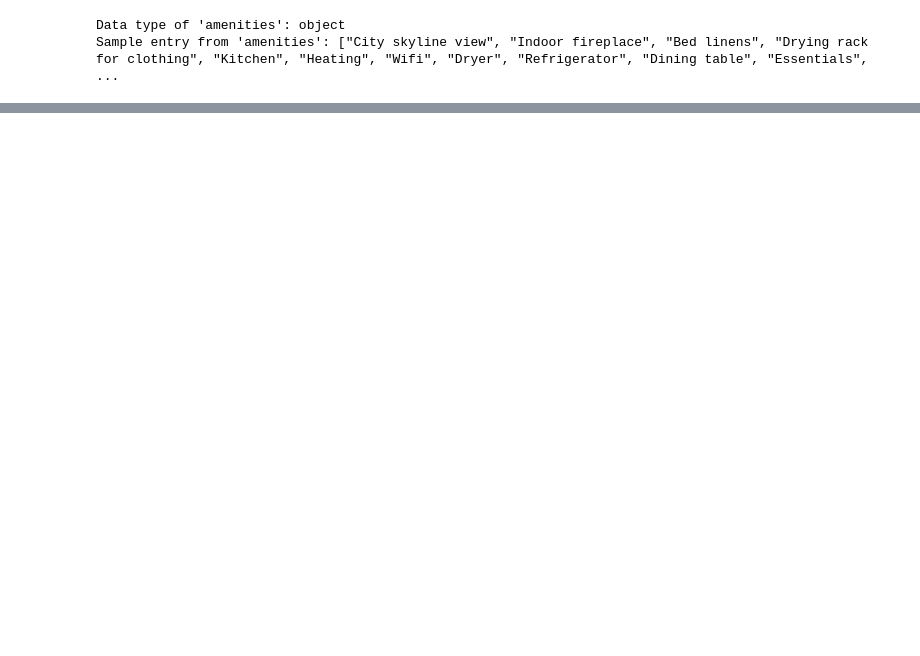
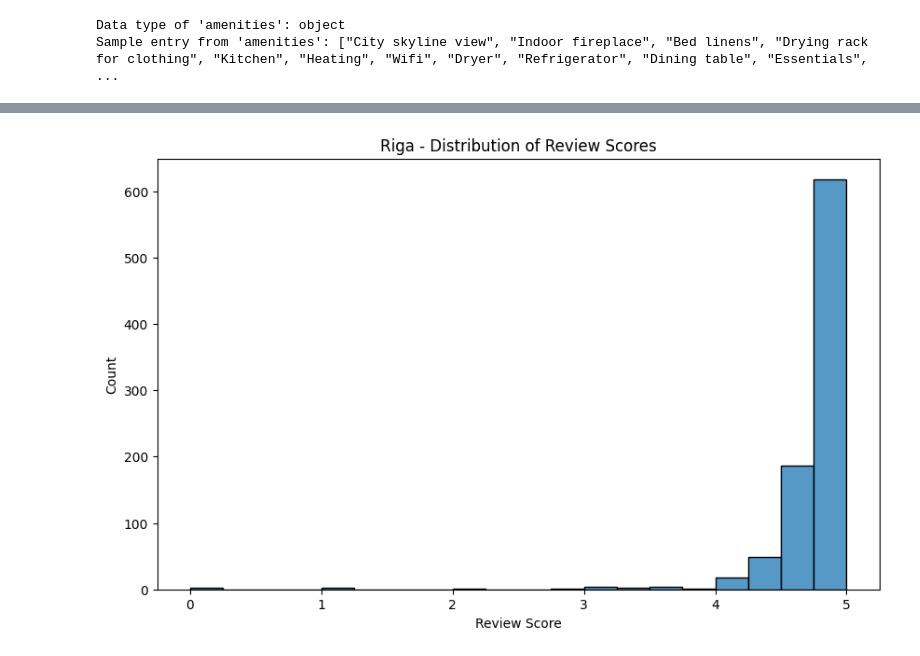
Before and after one commit to CarstenHennig/techlabshh_group13, a Jupyter notebook: Riga_full_InsideAirbnb.ipynb, the cells around one changed output, grey strips where cells are left out. Drawn from its saved outputs; the diff is of its cells as text; code cells hidden in the pictures; blank space fills up the shorter version.

```diff
--- a/Riga_full_InsideAirbnb.ipynb
+++ b/Riga_full_InsideAirbnb.ipynb
@@ -453,0 +457,8 @@ m.save('map.html')
+# %%
+# Adjust longitude and latitude in valid format
+cwp_riga.longitude=cwp_riga.longitude/100000
+cwp_riga.latitude=cwp_riga.latitude/100000
+# %%
+# Create a dictionnary dict_cwp for easy iteration
+dict_cwp={cwp_riga.index.tolist()[i] :(cwp_riga['longitude'].tolist()[i],cwp_riga['latitude'].tolist()[i]) for i in range(len(cwp_riga.index.tolist()))}
+dict_cwp
@@ -453,0 +520,20 @@ m.save('map.html')
+# %%
+# Second funtion to prepare distances to CoworkingSpaces
+def get_minimal_distance_from_coworking_place(l,L):
+    """
+    Get the minimal distance from co-working place listed in the dictionnary dict_cwp build on 'modified_coordinates.csv
+    l for longitude
+    L for latitude
+    Result in km rounded with 3 digits
+    """
+    origin=(l,L)
+    min_dist=""
+    for cwp in dict_cwp:
+        if min_dist=="":
+            min_dist=distance(origin, dict_cwp[cwp])
+            continue
+        if min_dist<distance(origin, dict_cwp[cwp]):
+            continue
+        else:
+            min_dist=distance(origin, dict_cwp[cwp])
+    return round(min_dist,3)
@@ -453,0 +557,4 @@ m.save('map.html')
+# %%
+#  Find the distance between each listing to the nearest cwp
+filtered_df['distance']=filtered_df.apply(lambda x: get_minimal_distance_from_coworking_place(x.latitude,x.longitude), axis=1)
+filtered_df['distance']
@@ -453,0 +744,9 @@ m.save('map.html')
+# %%
+plt.figure(figsize=(10, 6))
+sns.histplot(filtered_df['review_scores_rating'], kde=False, bins=20)
+plt.title('Riga - Distribution of Review Scores')
+plt.xlabel('Review Score')
+plt.ylabel('Count')
+plt.show()
+# %% [output]
+[figure, added]
```
Also changed, not shown: parts of 76 cells of this notebook.
